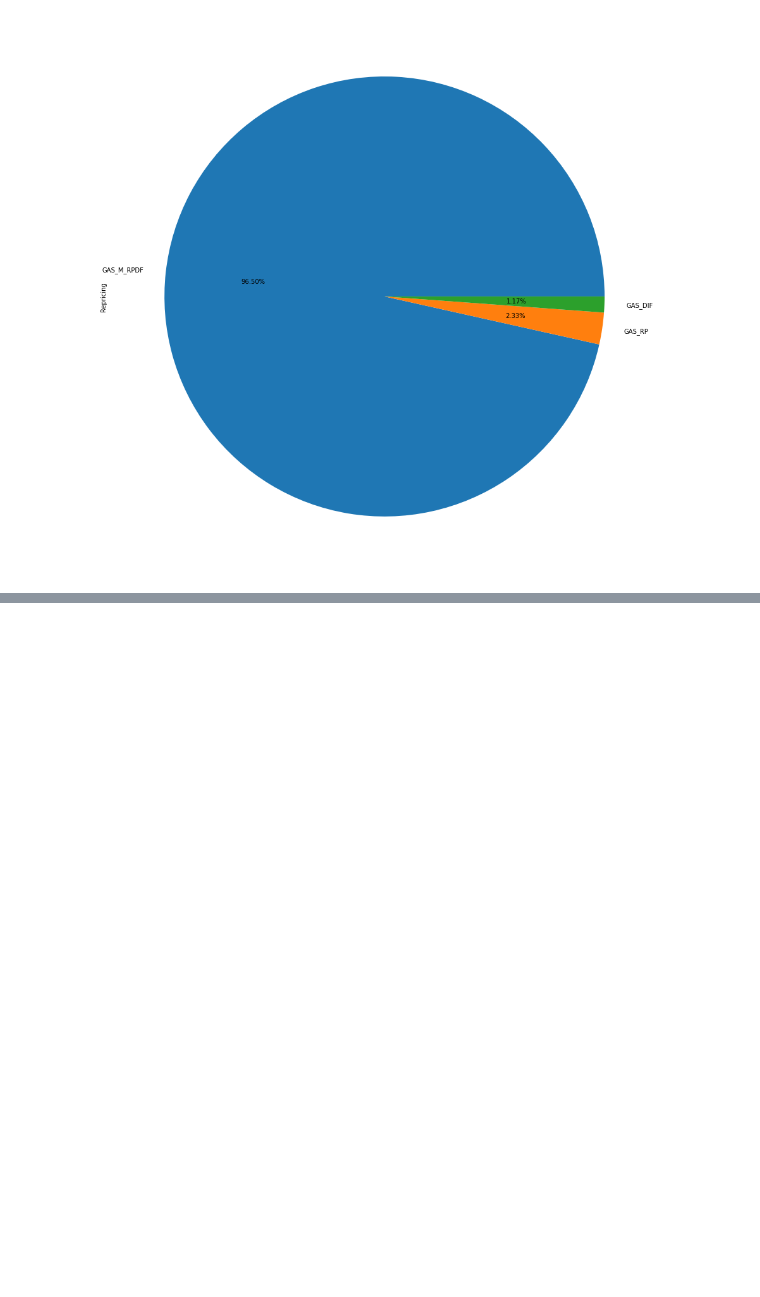
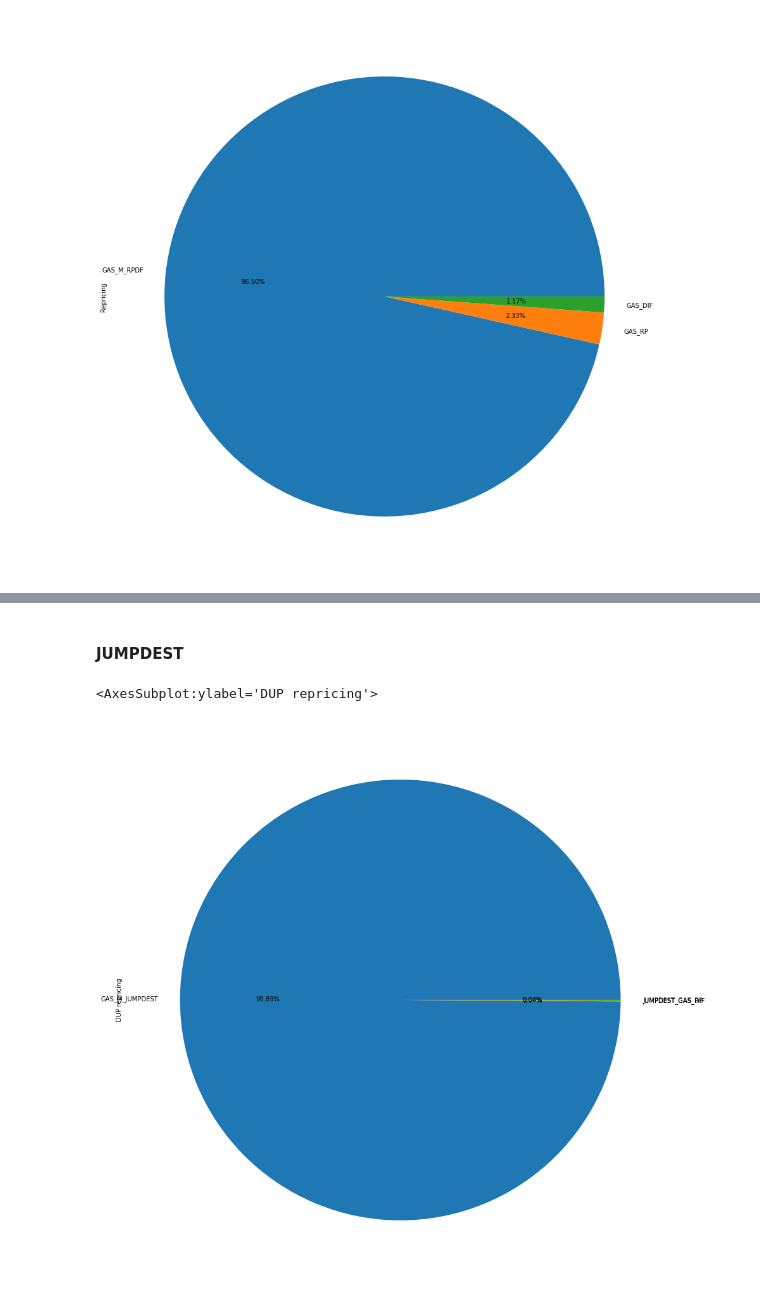
Before and after one commit to hugo-dc/opcode_usage, a Jupyter notebook: notebook/gas_repricings.ipynb, the cells around one changed output, grey strips where cells are left out. Saved outputs shown, nothing was run; the diff lists cells and outputs as text; code cells hidden in the pictures; blank space fills up the shorter version.

```diff
--- a/notebook/gas_repricings.ipynb
+++ b/notebook/gas_repricings.ipynb
@@ -156,0 +173,7 @@ Reference: <https://notes.ethereum.org/wt5uVsd4SRGATo5-ekIMfw>
+# %% [markdown]
+#### JUMPDEST
+# %%
+df[['GAS_M_JUMPDEST', 'JUMPDEST_GAS_DIF', 'JUMPDEST_GAS_RP']].sum().plot(kind='pie', label='JUMPDEST repricing', figsize=(fsize, fsize), autopct=autopct)
+# %% [output]
+<AxesSubplot:ylabel='DUP repricing'>
+[figure, added]
```
Also changed, not shown: parts of 19 cells of this notebook.
